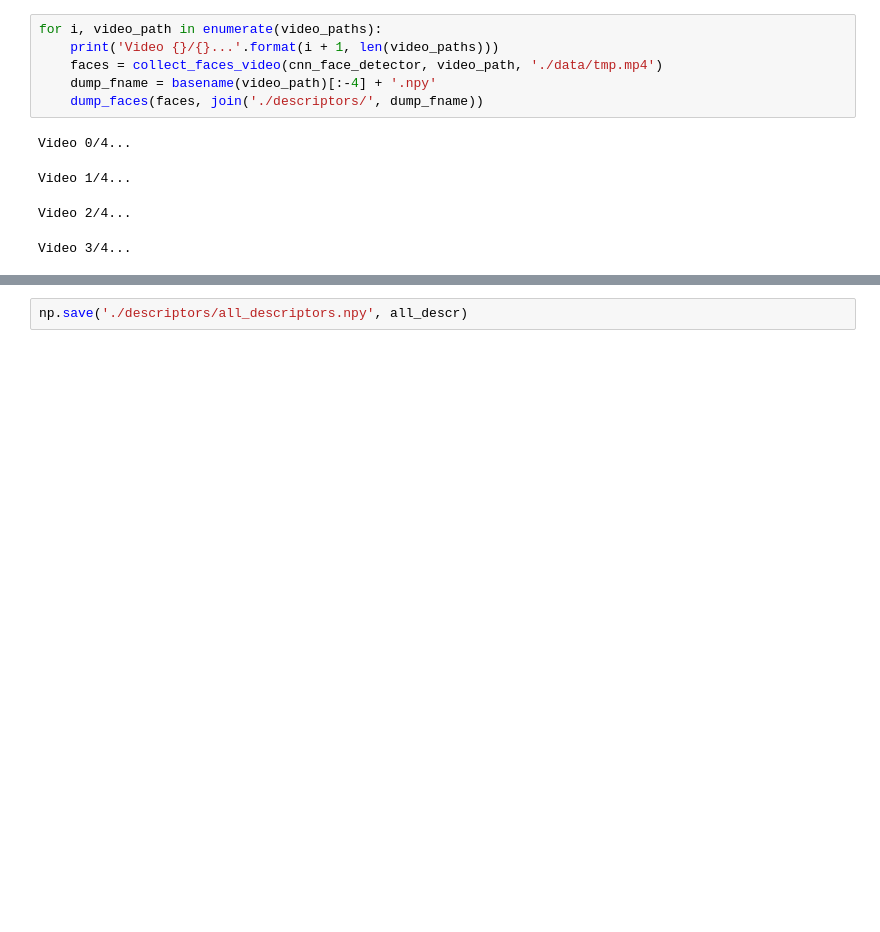
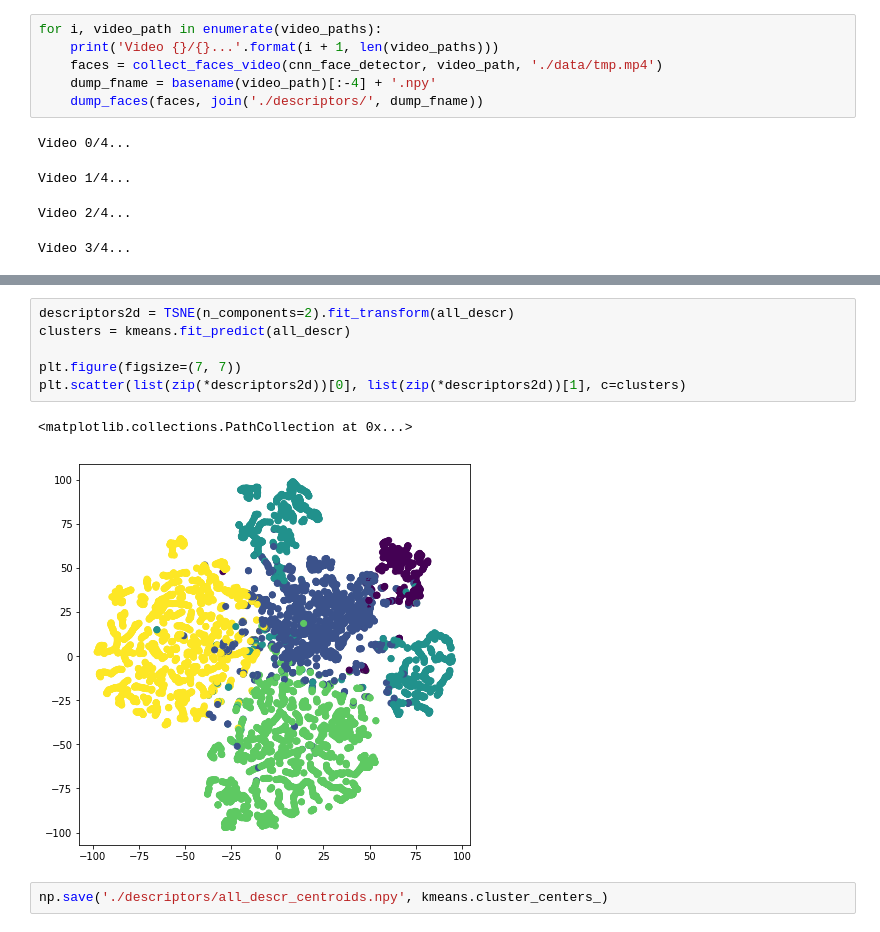
Before and after one commit to Alicegaz/CrimeCamera, a Jupyter notebook: FaceClustering.ipynb, the cells around one changed output, grey strips where cells are left out. Drawn from its saved outputs; the diff is of its cells as text; blank space fills up the shorter version.

```diff
--- a/FaceClustering.ipynb
+++ b/FaceClustering.ipynb
@@ -237,2 +249,11 @@ all_descr = np.vstack(all_descr)
+# %%
+descriptors2d = TSNE(n_components=2).fit_transform(all_descr)
+clusters = kmeans.fit_predict(all_descr)
+
+plt.figure(figsize=(7, 7))
+plt.scatter(list(zip(*descriptors2d))[0], list(zip(*descriptors2d))[1], c=clusters)
+# %% [output]
+<matplotlib.collections.PathCollection at 0x...>
+[figure, added]
 # %%
-np.save('./descriptors/all_descriptors.npy', all_descr)
+np.save('./descriptors/all_descr_centroids.npy', kmeans.cluster_centers_)
```
Also changed, not shown: parts of 15 cells of this notebook.
